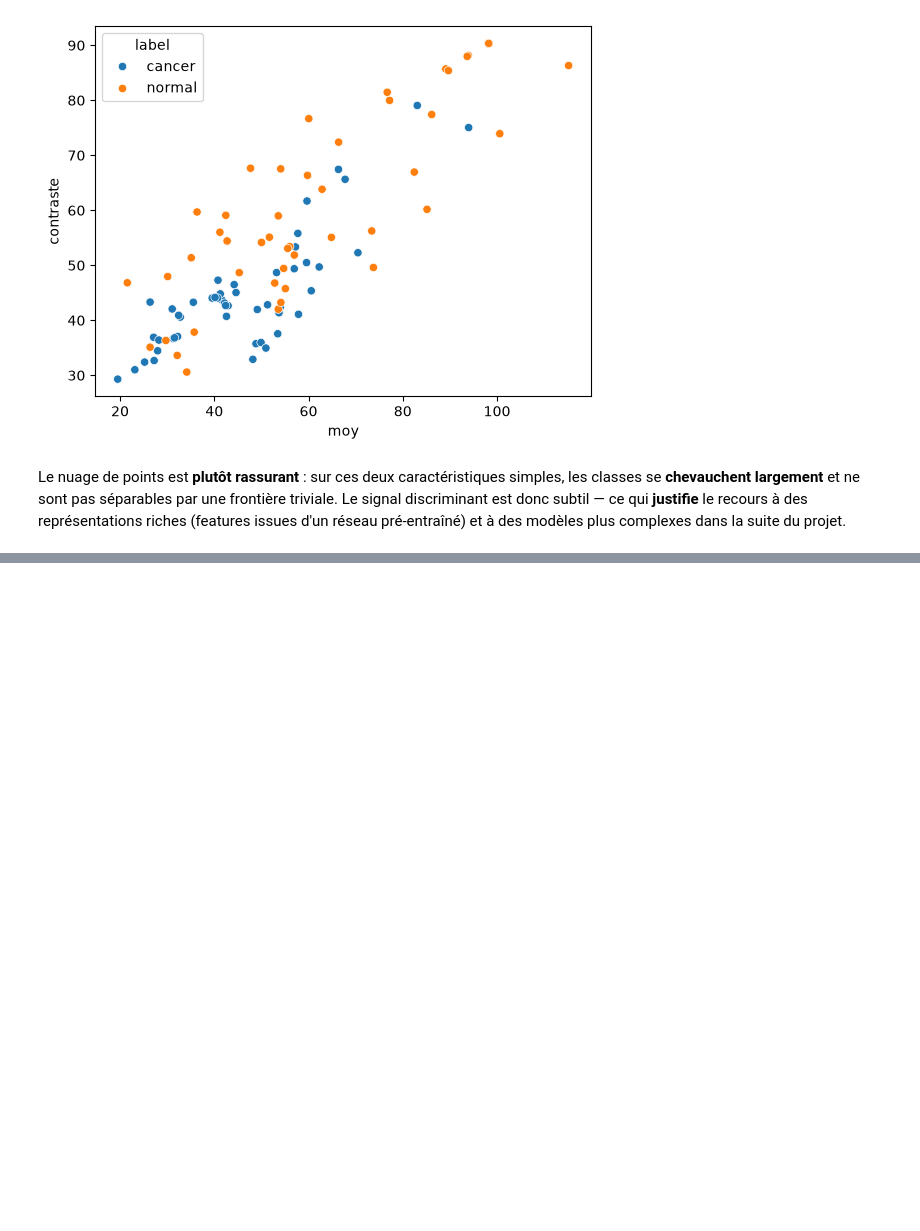
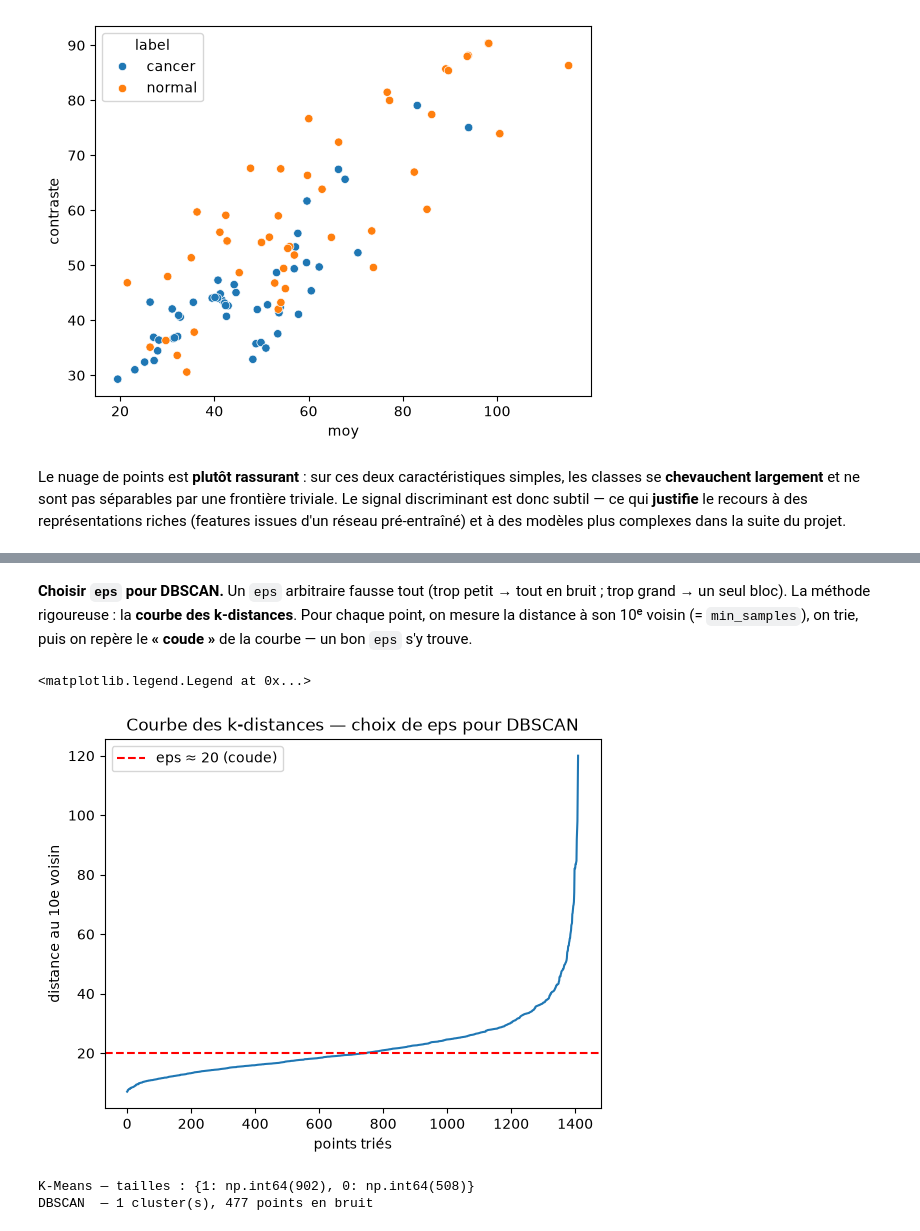
Before and after one commit to rayakevin/OCR_PROJET_10, a Jupyter notebook: notebooks/01_features_clustering.ipynb, the cells around one changed output, grey strips where cells are left out. Saved outputs shown, nothing was run; the diff lists cells and outputs as text; code cells hidden in the pictures; blank space fills up the shorter version.

```diff
--- a/notebooks/01_features_clustering.ipynb
+++ b/notebooks/01_features_clustering.ipynb
@@ -385,0 +491,5 @@ Le nuage de points est **plutôt rassurant** : sur ces deux caractéristiques si
+# %%
+from sklearn.preprocessing import StandardScaler
+features = np.load("../outputs/features_resnet50.npy")
+cat = pd.read_csv("../outputs/catalogue_clean.csv")     # MÊME ordre que features
+X = StandardScaler().fit_transform(features)
@@ -385,0 +502,5 @@ Le nuage de points est **plutôt rassurant** : sur ces deux caractéristiques si
+# %%
+from sklearn.decomposition import PCA
+from sklearn.manifold import TSNE
+X_pca = PCA(n_components=50, random_state=0).fit_transform(X)
+X_2d  = TSNE(n_components=2, random_state=0, init="pca").fit_transform(X_pca)   # viz seulement
@@ -385,0 +513,27 @@ Le nuage de points est **plutôt rassurant** : sur ces deux caractéristiques si
+# %% [markdown]
+**Choisir `eps` pour DBSCAN.** Un `eps` arbitraire fausse tout (trop petit → tout en bruit ; trop grand → un seul bloc). La méthode rigoureuse : la **courbe des k-distances**. Pour chaque point, on mesure la distance à son 10ᵉ voisin (= `min_samples`), on trie, puis on repère le **« coude »** de la courbe — un bon `eps` s'y trouve.
+# %%
+from sklearn.neighbors import NearestNeighbors
+
+voisins = NearestNeighbors(n_neighbors=10).fit(X_pca)   # 10 = min_samples
+dist, _ = voisins.kneighbors(X_pca)
+d10 = np.sort(dist[:, -1])                                # distance au 10e voisin, triée
+
+plt.plot(d10)
+plt.axhline(20, color="red", ls="--", label="eps ≈ 20 (coude)")
+plt.xlabel("points triés"); plt.ylabel("distance au 10e voisin")
+plt.title("Courbe des k-distances — choix de eps pour DBSCAN"); plt.legend()
+# %% [output]
+<matplotlib.legend.Legend at 0x...>
+[figure, added]
+# %%
+from sklearn.cluster import KMeans, DBSCAN
+cat["cluster_kmeans"] = KMeans(n_clusters=2, n_init=10, random_state=0).fit_predict(X_pca)
+cat["cluster_dbscan"] = DBSCAN(eps=20, min_samples=10).fit_predict(X_pca)   # eps choisi via la courbe des k-distances
+
+nb = len(set(cat["cluster_dbscan"]) - {-1})
+print("K-Means — tailles :", dict(cat["cluster_kmeans"].value_counts()))
+print(f"DBSCAN  — {nb} cluster(s), {(cat['cluster_dbscan'] == -1).sum()} points en bruit")
+# %% [output]
+K-Means — tailles : {1: np.int64(902), 0: np.int64(508)}
+DBSCAN  — 1 cluster(s), 477 points en bruit
```
Also changed, not shown: parts of 25 cells of this notebook.
